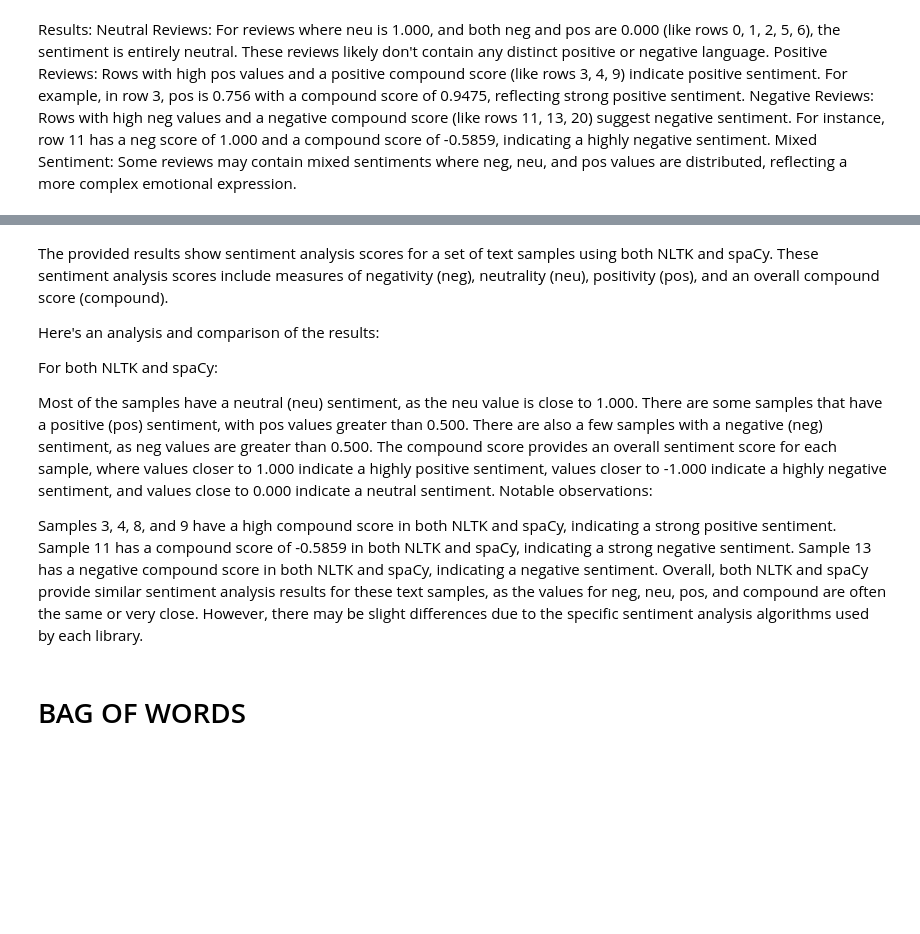
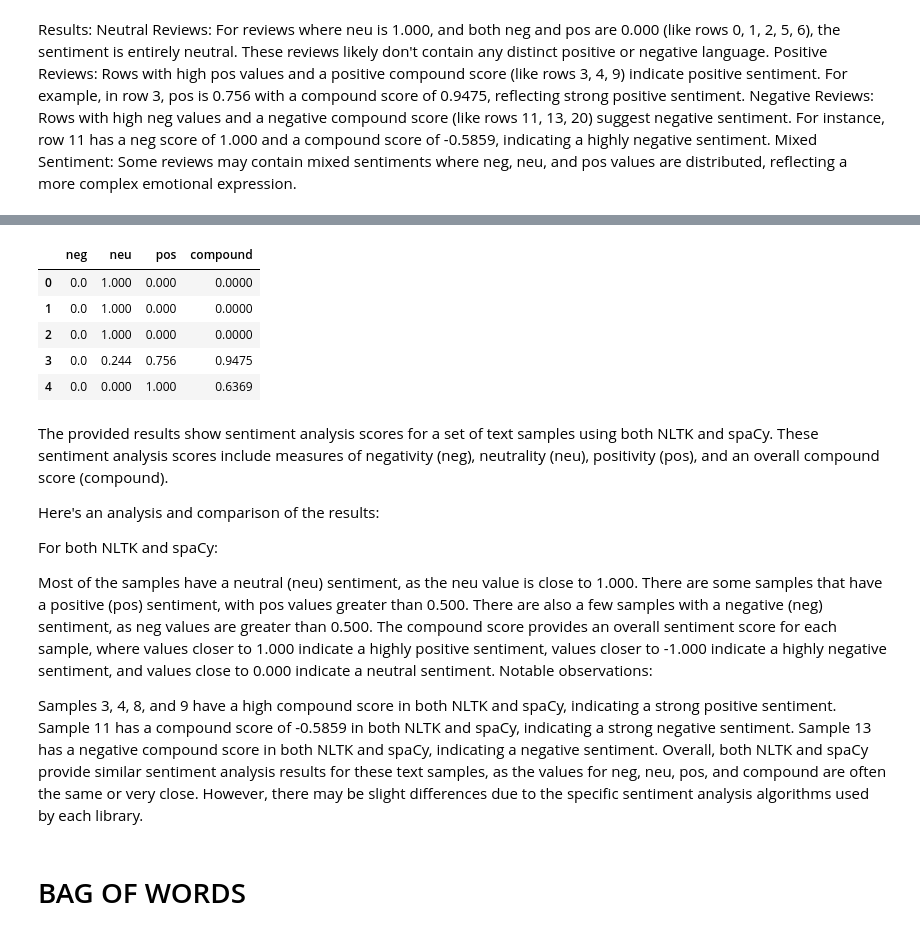
Before and after one commit to sba23022/sba23022, a Jupyter notebook: CA2_TransportFlowForecast_Analysis-checkpoint.ipynb, the cells around one changed output, grey strips where cells are left out. Saved outputs shown, nothing was run; the diff lists cells and outputs as text; code cells hidden in the pictures; blank space fills up the shorter version.

```diff
--- a/CA2_TransportFlowForecast_Analysis-checkpoint.ipynb
+++ b/CA2_TransportFlowForecast_Analysis-checkpoint.ipynb
@@ -308,17 +242,0 @@ spacy_sentiment_analysis.head(50)
-# %% [markdown]
-The provided results show sentiment analysis scores for a set of text samples using both NLTK and spaCy. These sentiment analysis scores include measures of negativity (neg), neutrality (neu), positivity (pos), and an overall compound score (compound).
-
-Here's an analysis and comparison of the results:
-
-For both NLTK and spaCy:
-
-Most of the samples have a neutral (neu) sentiment, as the neu value is close to 1.000.
-There are some samples that have a positive (pos) sentiment, with pos values greater than 0.500.
-There are also a few samples with a negative (neg) sentiment, as neg values are greater than 0.500.
-The compound score provides an overall sentiment score for each sample, where values closer to 1.000 indicate a highly positive sentiment, values closer to -1.000 indicate a highly negative sentiment, and values close to 0.000 indicate a neutral sentiment.
-Notable observations:
-
-Samples 3, 4, 8, and 9 have a high compound score in both NLTK and spaCy, indicating a strong positive sentiment.
-Sample 11 has a compound score of -0.5859 in both NLTK and spaCy, indicating a strong negative sentiment.
-Sample 13 has a negative compound score in both NLTK and spaCy, indicating a negative sentiment.
-Overall, both NLTK and spaCy provide similar sentiment analysis results for these text samples, as the values for neg, neu, pos, and compound are often the same or very close. However, there may be slight differences due to the specific sentiment analysis algorithms used by each library.
@@ -325,3 +277,29 @@ Overall, both NLTK and spaCy provide similar sentiment analysis results for thes
+# %%
+spacy_sentiment_analysis.head()
+# %% [output]
+|  | neg | neu | pos | compound |
+| 0 | 0.0 | 1.000 | 0.000 | 0.0000 |
+| 1 | 0.0 | 1.000 | 0.000 | 0.0000 |
+| 2 | 0.0 | 1.000 | 0.000 | 0.0000 |
+| 3 | 0.0 | 0.244 | 0.756 | 0.9475 |
+| 4 | 0.0 | 0.000 | 1.000 | 0.6369 |
+# %% [markdown]
+The provided results show sentiment analysis scores for a set of text samples using both NLTK and spaCy. These sentiment analysis scores include measures of negativity (neg), neutrality (neu), positivity (pos), and an overall compound score (compound).
+
+Here's an analysis and comparison of the results:
+
+For both NLTK and spaCy:
+
+Most of the samples have a neutral (neu) sentiment, as the neu value is close to 1.000.
+There are some samples that have a positive (pos) sentiment, with pos values greater than 0.500.
+There are also a few samples with a negative (neg) sentiment, as neg values are greater than 0.500.
+The compound score provides an overall sentiment score for each sample, where values closer to 1.000 indicate a highly positive sentiment, values closer to -1.000 indicate a highly negative sentiment, and values close to 0.000 indicate a neutral sentiment.
+Notable observations:
+
+Samples 3, 4, 8, and 9 have a high compound score in both NLTK and spaCy, indicating a strong positive sentiment.
+Sample 11 has a compound score of -0.5859 in both NLTK and spaCy, indicating a strong negative sentiment.
+Sample 13 has a negative compound score in both NLTK and spaCy, indicating a negative sentiment.
+Overall, both NLTK and spaCy provide similar sentiment analysis results for these text samples, as the values for neg, neu, pos, and compound are often the same or very close. However, there may be slight differences due to the specific sentiment analysis algorithms used by each library.
 # %% [markdown]
 # BAG OF WORDS
 # %%
```
Also changed, not shown: parts of 27 cells of this notebook.
